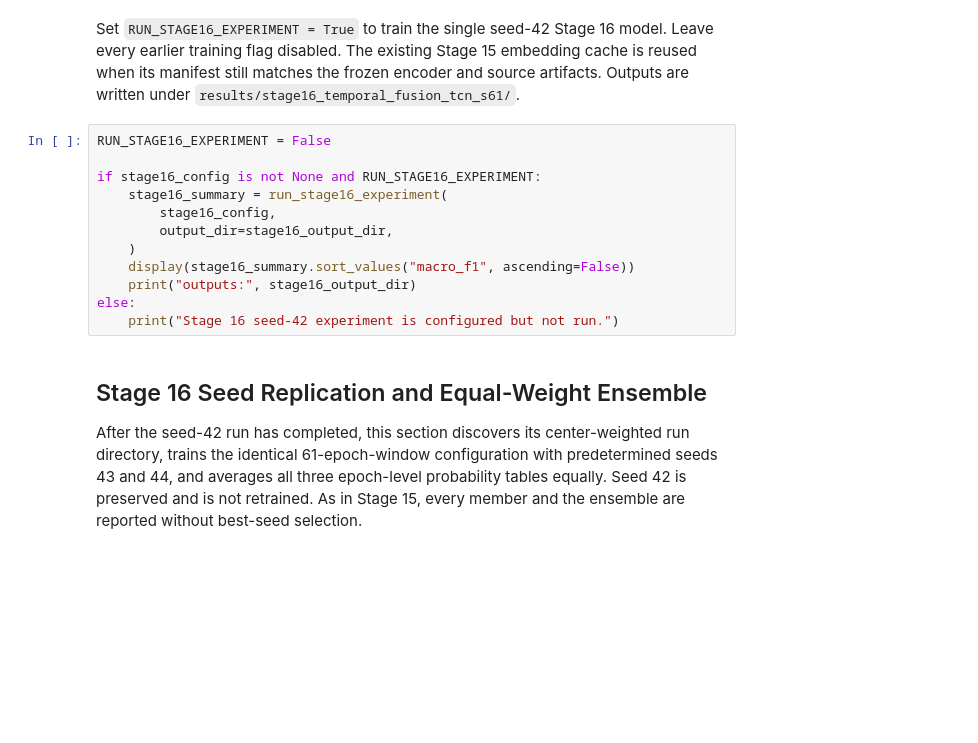
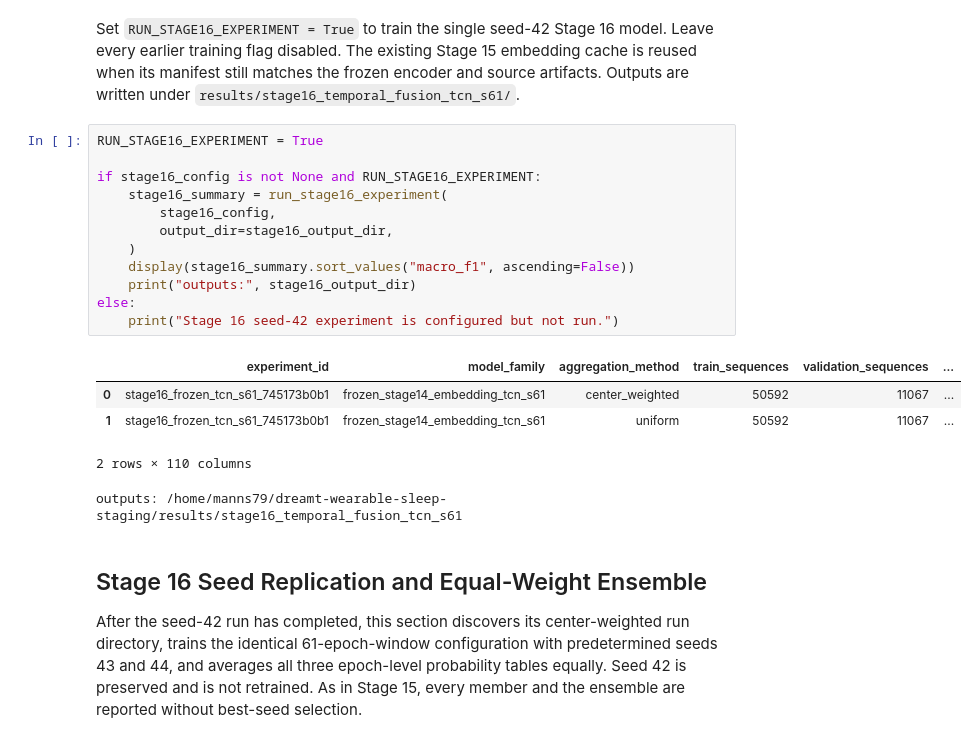
Before and after one commit to manns79/dreamt-wearable-sleep-staging, a Jupyter notebook: notebooks/04_cnn_training.ipynb, the cells around one changed output. Drawn from its saved outputs; the diff is of its cells as text; blank space fills up the shorter version.

Commit message:
Run Stage 16 training

```diff
--- a/notebooks/04_cnn_training.ipynb
+++ b/notebooks/04_cnn_training.ipynb
@@ -759,17 +755,23 @@ stage16_config
 # %% [markdown]
 Set `RUN_STAGE16_EXPERIMENT = True` to train the single seed-42 Stage 16 model. Leave every earlier training flag disabled. The existing Stage 15 embedding cache is reused when its manifest still matches the frozen encoder and source artifacts. Outputs are written under `results/stage16_temporal_fusion_tcn_s61/`.
 # %%
-RUN_STAGE16_EXPERIMENT = False
+RUN_STAGE16_EXPERIMENT = True
 
 if stage16_config is not None and RUN_STAGE16_EXPERIMENT:
     stage16_summary = run_stage16_experiment(
         stage16_config,
         output_dir=stage16_output_dir,
     )
     display(stage16_summary.sort_values("macro_f1", ascending=False))
     print("outputs:", stage16_output_dir)
 else:
     print("Stage 16 seed-42 experiment is configured but not run.")
+# %% [output]
+|  | experiment_id | model_family | aggregation_method | train_sequences | validation_sequences | ... |
+| 0 | stage16_frozen_tcn_s61_745173b0b1 | frozen_stage14_embedding_tcn_s61 | center_weighted | 50592 | 11067 | ... |
+| 1 | stage16_frozen_tcn_s61_745173b0b1 | frozen_stage14_embedding_tcn_s61 | uniform | 50592 | 11067 | ... |
+2 rows × 110 columns
+outputs: /home/manns79/dreamt-wearable-sleep-staging/results/stage16_temporal_fusion_tcn_s61
 # %% [markdown]
 ## Stage 16 Seed Replication and Equal-Weight Ensemble
 
```
Also changed, not shown: parts of 5 cells of this notebook.
